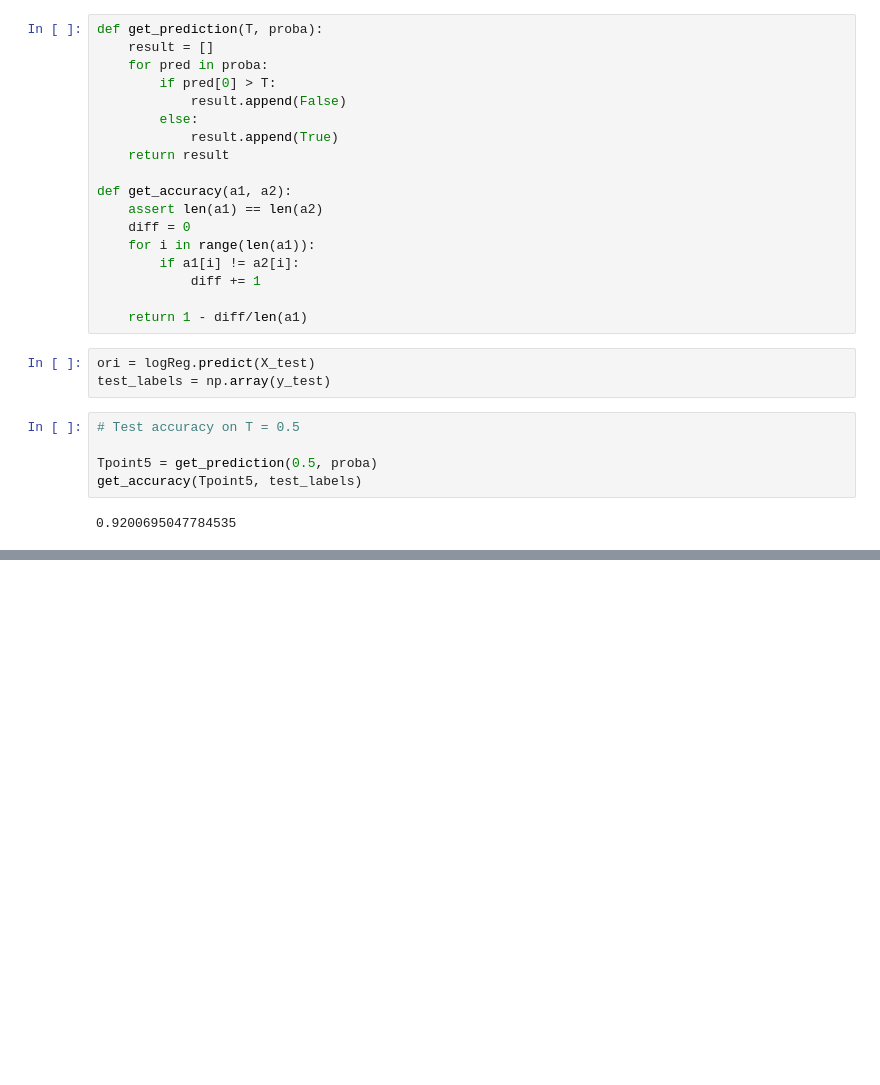
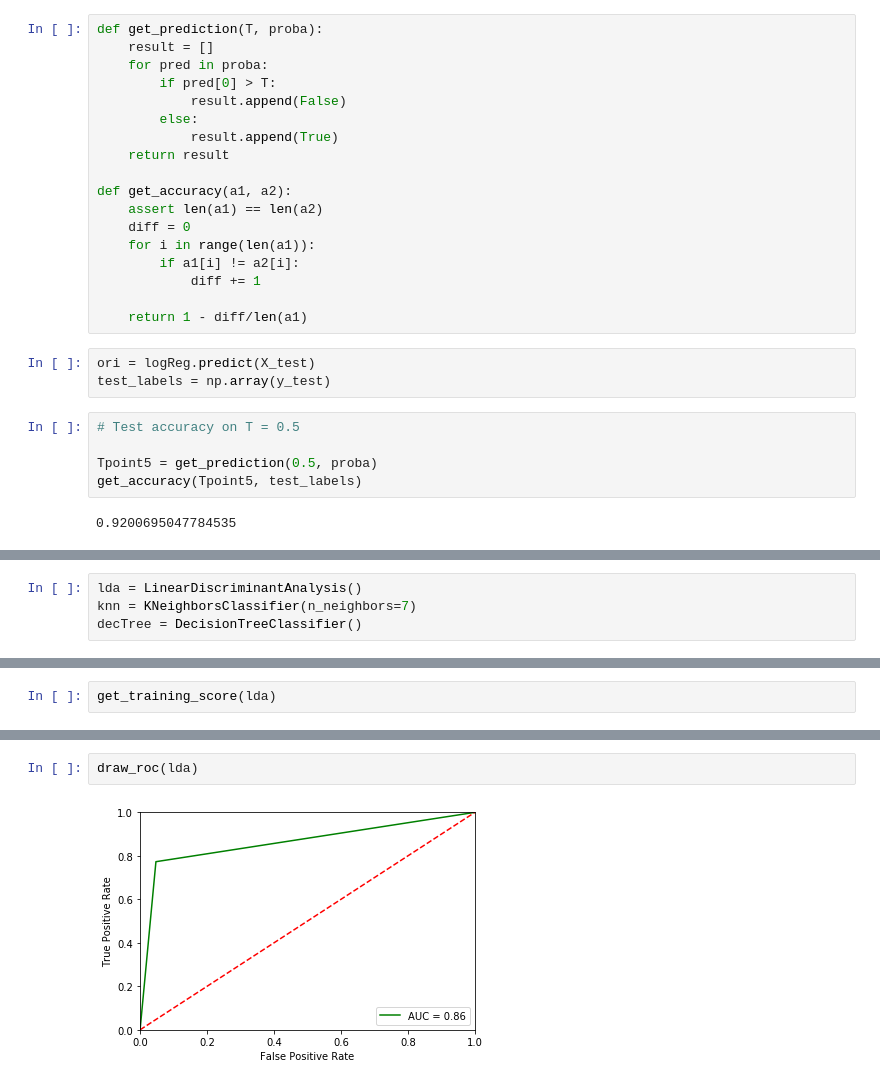
Before and after one commit to hoangpham95/4400, a Jupyter notebook: HW2/HW2.official.ipynb, the cells around one changed output, grey strips where cells are left out. Cells and saved outputs as stored; diff of their text form; blank space fills up the shorter version.

```diff
--- a/HW2/HW2.official.ipynb
+++ b/HW2/HW2.official.ipynb
@@ -165,0 +183,4 @@ plt.plot(thres, acc)
+# %%
+lda = LinearDiscriminantAnalysis()
+knn = KNeighborsClassifier(n_neighbors=7)
+decTree = DecisionTreeClassifier()
@@ -165,0 +189,2 @@ plt.plot(thres, acc)
+# %%
+get_training_score(lda)
@@ -165,0 +243,4 @@ plt.plot(thres, acc)
+# %%
+draw_roc(lda)
+# %% [output]
+[figure, added]
```
Also changed, not shown: parts of 43 cells of this notebook, 1 other file.
